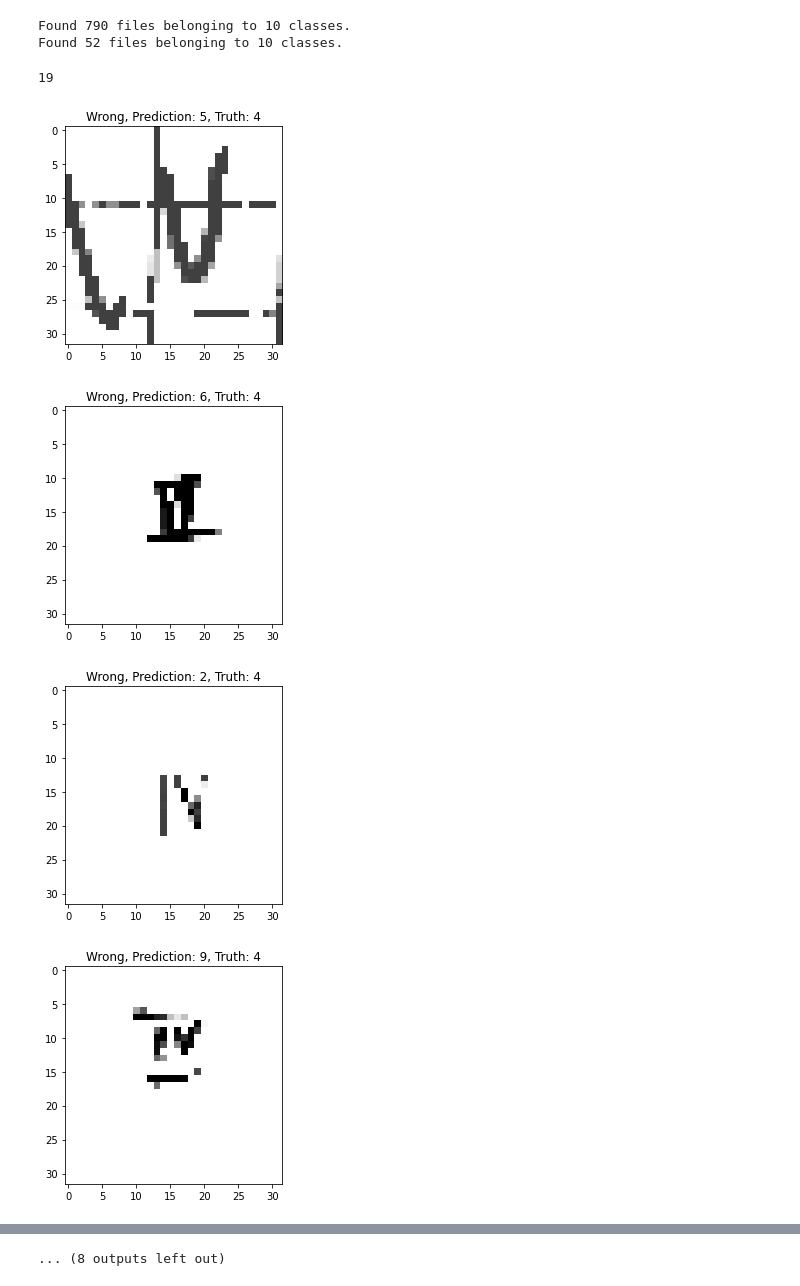
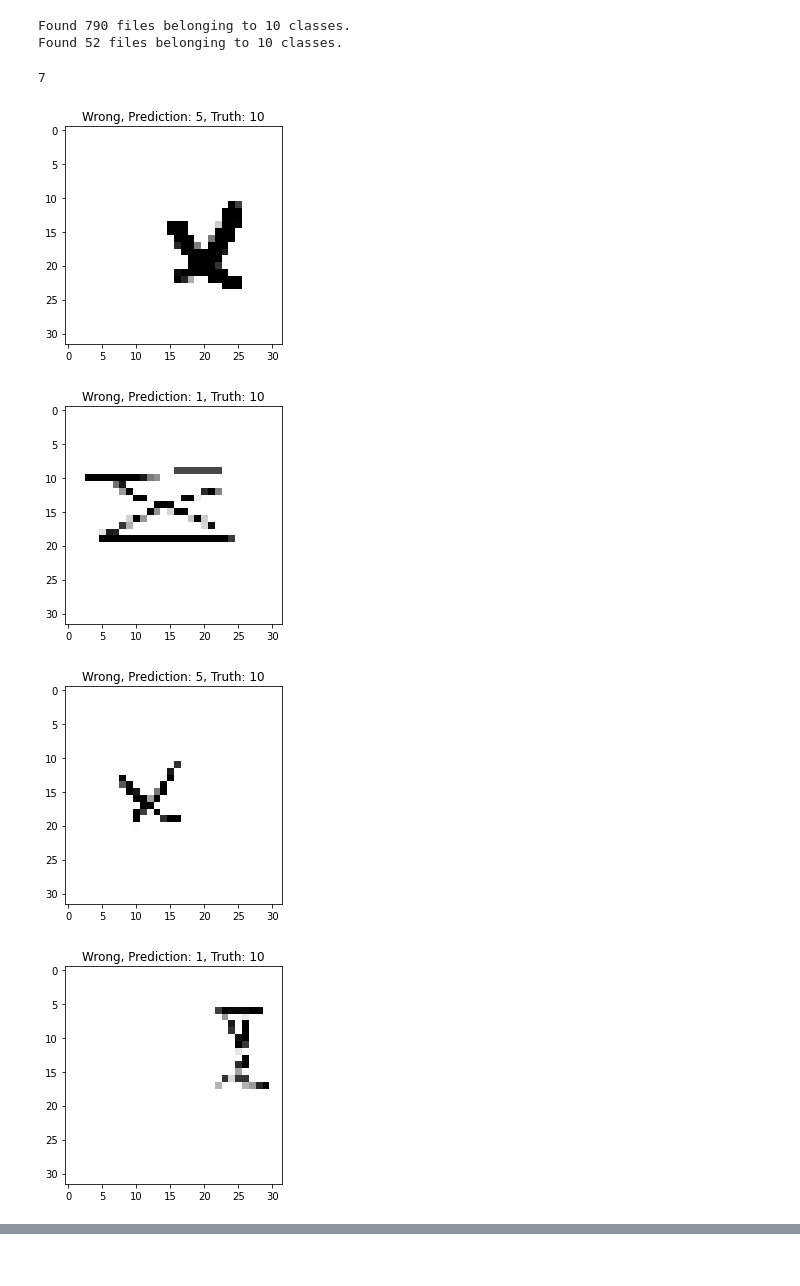
Before and after one commit to grantbuster/dcai, a Jupyter notebook: 3_error_analysis.ipynb, the cells around one changed output, grey strips where cells are left out. Saved outputs shown, nothing was run; the diff lists cells and outputs as text; code cells hidden in the pictures.

Commit message:
dcai_gcb_03: new data without VAE images and only engineered images from hand labeled outliers

```diff
--- a/3_error_analysis.ipynb
+++ b/3_error_analysis.ipynb
@@ -6,9 +6,10 @@ import matplotlib.pyplot as plt
 
 from PIL import Image
 # %%
-user_data = './dcai_gcb_01/dcai_gcb_01'
+test = 'dcai_gcb_02'
+user_data = './{0}/{0}'.format(test)
 test_data = './label_book/label_book'
-df = pd.read_csv('./predictions_dcai_gcb_01.csv')
+df = pd.read_csv('./predictions_{}.csv'.format(test))
 df['correct'] = df['truth'] == df['prediction']
 # %%
 df
@@ -78,24 +79,24 @@ file_paths = valid.file_paths + test.file_paths
 # %%
 mask = (
     (df.correct == False)
 #     & (df.dataset == 'test')
-    & (df.truth == 4)
+    & (df.truth == 10)
 )
 display(mask.sum())
 for i, row in df[mask].sample(frac=1).iterrows():
     fp = './' + row['fp']
     truth = int(row['truth'])
     pred = int(row['prediction'])
     correct = 'Correct' if truth == pred else 'Wrong'
     fp_index = file_paths.index(fp)
     image = images[fp_index][0].numpy().astype(np.uint8)
     plt.imshow(image)
     plt.title('{}, Prediction: {}, Truth: {}'.format(correct, pred, truth))
     plt.show()
     plt.close()
 # %% [output]
-19
+7
-[figure, old version]
+[figure, new version]
-[figure, old version]
+[figure, new version]
-[figure, old version]
+[figure, new version]
-[figure, old version]
+[figure, new version]
@@ -109 +105,0 @@ for i, row in df[mask].sample(frac=1).iterrows():
-... (8 outputs left out)
```
Also changed, not shown: parts of 4 cells of this notebook, 5 other files.
